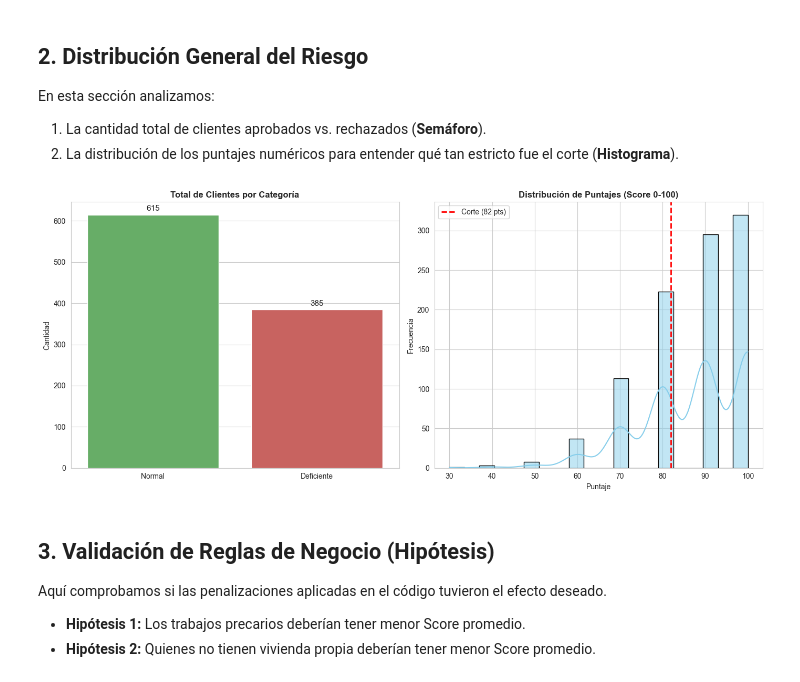
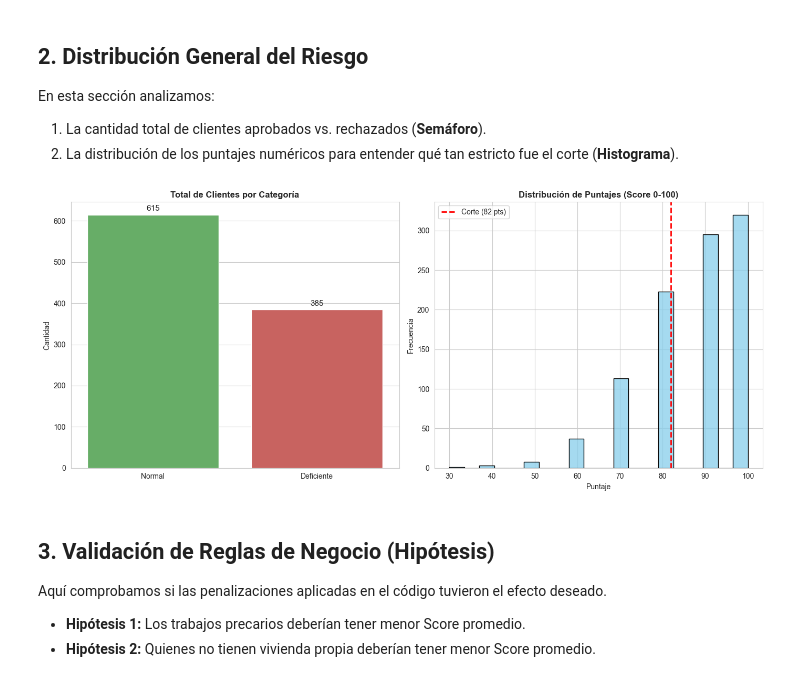
Before and after one commit to Ebexe/sistema-gestion-python, a Jupyter notebook: notebooks/02_eda_visualizacion.ipynb, the cells around one changed output. Saved outputs shown, nothing was run; the diff lists cells and outputs as text; code cells hidden in the pictures.

```diff
--- a/notebooks/02_eda_visualizacion.ipynb
+++ b/notebooks/02_eda_visualizacion.ipynb
@@ -10,8 +10,12 @@ import matplotlib.pyplot as plt
 import seaborn as sns
 import os
 
+# Configuración para Jupyter (evita que se trabe)
+%matplotlib inline
+
 # Configuración visual
 sns.set_style("whitegrid")
+plt.rcParams['figure.max_open_warning'] = 50
 
 # Definir rutas
 ruta_clean = '../data/processed/german_credit_riesgo_final.csv'
@@ -25,4 +29,7 @@ try:
 except FileNotFoundError:
     print(f"ERROR CRÍTICO: No se encontró el archivo en {ruta_clean}")
     print("Asegúrate de haber ejecutado el Notebook 01 primero.")
+
+# OPTIMIZACIÓN: Cerrar cualquier figura previa
+plt.close('all')
 # %% [output]
@@ -39,33 +46,36 @@ En esta sección analizamos:
 2. La distribución de los puntajes numéricos para entender qué tan estricto fue el corte (**Histograma**).
 # %%
 # Configurar lienzo para 2 gráficos
-plt.figure(figsize=(14, 6))
+fig, axes = plt.subplots(1, 2, figsize=(14, 6))
 
 # --- GRÁFICO A: EL CONTEO (SEMÁFORO) ---
-plt.subplot(1, 2, 1)
 # Usamos colores intuitivos: Rojo para peligro, Verde para aprobado
-ax = sns.countplot(x='Resultado_Riesgo',hue='Resultado_Riesgo',legend=False, data=df, palette={'Deficiente': '#D9534F', 'Normal': '#5CB85C'})
-plt.title('Total de Clientes por Categoría', fontsize=12, fontweight='bold')
-plt.xlabel('')
-plt.ylabel('Cantidad')
+ax1 = sns.countplot(x='Resultado_Riesgo', hue='Resultado_Riesgo', legend=False,
+                    data=df, palette={'Deficiente': '#D9534F', 'Normal': '#5CB85C'}, ax=axes[0])
+axes[0].set_title('Total de Clientes por Categoría', fontsize=12, fontweight='bold')
+axes[0].set_xlabel('')
+axes[0].set_ylabel('Cantidad')
 # Poner etiquetas de datos (números)
-for container in ax.containers:
-    ax.bar_label(container, fontsize=11, padding=3)
+for container in ax1.containers:
+    ax1.bar_label(container, fontsize=11, padding=3)
 
 # --- GRÁFICO B: EL PUNTAJE (HISTOGRAMA) ---
-plt.subplot(1, 2, 2)
-sns.histplot(df['Score'], bins=20, kde=True, color='skyblue', edgecolor='black')
+# Optimizado: kde=False para mayor velocidad
+sns.histplot(df['Score'], bins=20, kde=False, color='skyblue', edgecolor='black', ax=axes[1])
 # Línea de corte (82 puntos)
-plt.axvline(x=82, color='red', linestyle='--', linewidth=2, label='Corte (82 pts)')
-plt.title('Distribución de Puntajes (Score 0-100)', fontsize=12, fontweight='bold')
-plt.xlabel('Puntaje')
-plt.ylabel('Frecuencia')
-plt.legend()
+axes[1].axvline(x=82, color='red', linestyle='--', linewidth=2, label='Corte (82 pts)')
+axes[1].set_title('Distribución de Puntajes (Score 0-100)', fontsize=12, fontweight='bold')
+axes[1].set_xlabel('Puntaje')
+axes[1].set_ylabel('Frecuencia')
+axes[1].legend()
 
 plt.tight_layout()
 plt.show()
+
+# OPTIMIZACIÓN: Liberar memoria
+plt.close(fig)
 # %% [output]
-[figure, old version]
+[figure, new version]
 # %% [markdown]
 ## 3. Validación de Reglas de Negocio (Hipótesis)
 Aquí comprobamos si las penalizaciones aplicadas en el código tuvieron el efecto deseado.
```
Also changed, not shown: parts of 2 cells of this notebook, 1 other file.
